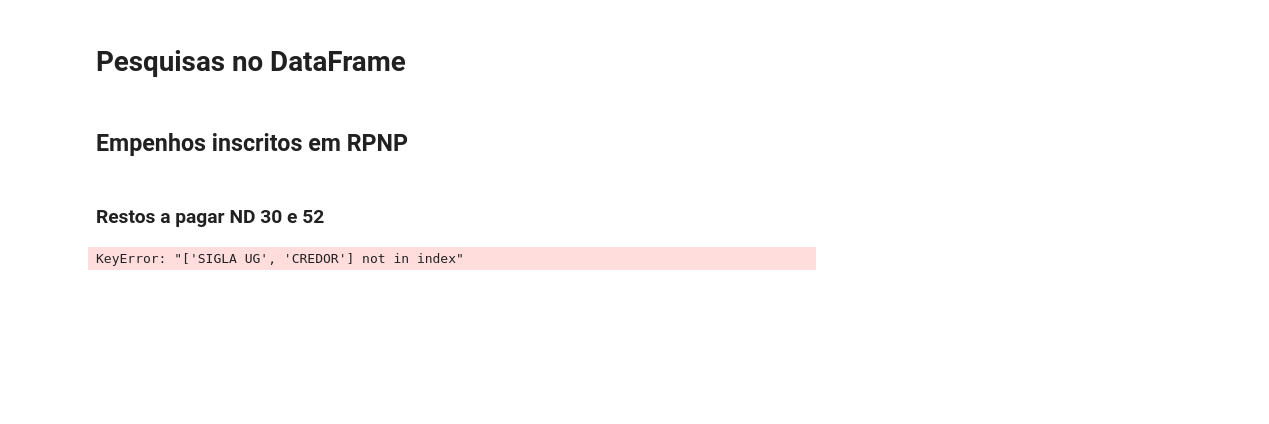
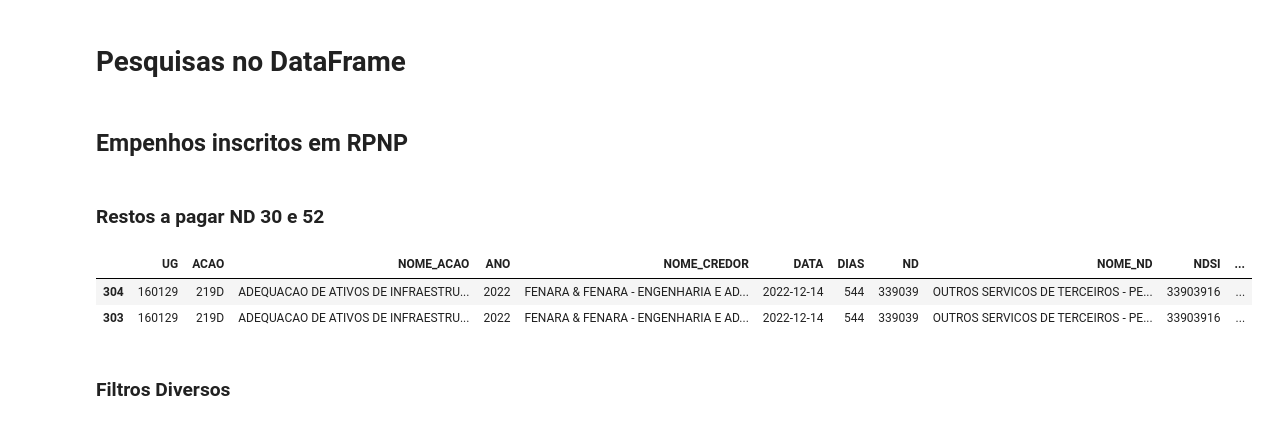
Before and after one commit to DiogoPqdt/Dashboard_ESA, a Jupyter notebook: notebook/sag.ipynb, the cells around one changed output. Drawn from its saved outputs; the diff is of its cells as text; code cells hidden in the pictures; blank space fills up the shorter version.

```diff
--- a/notebook/sag.ipynb
+++ b/notebook/sag.ipynb
@@ -486,13 +468,17 @@ df_restos_material = df_restos_material.sort_values(by='A_LIQUIDAR', ascending=F
 df_restos_material.head()
 df_restos_material.to_excel('restos_a_pagar_2024.xlsx')
 # %%
-cols = ['UG', 'SIGLA UG', 'ACAO', 'NOME_ACAO', 'ANO', 'CREDOR', 'NOME_CREDOR',
+cols = ['UG', 'ACAO', 'NOME_ACAO', 'ANO', 'NOME_CREDOR',
 'DATA', 'DIAS', 'ND', 'NOME_ND', 'NDSI', 'NOME_NDSI', 'NE', 'PI',
 'NOME_PI', 'TIPO', 'TIPO_NE', 'NOME_UGR', 'A_LIQUIDAR',
 'LIQUIDADO_A_PAGAR', 'TOTAL_A_PAGAR', 'PAGO']
 
 df_filtro = df_teste.loc[:,cols]
 df_filtro = df_filtro[df_filtro['A_LIQUIDAR'] != 0]
 df_filtro.sort_values(by='DIAS', ascending=False).head(2)
 # %% [output]
-KeyError: "['SIGLA UG', 'CREDOR'] not in index"
+|  | UG | ACAO | NOME_ACAO | ANO | NOME_CREDOR | DATA | DIAS | ND | NOME_ND | NDSI | ... |
+| 304 | 160129 | 219D | ADEQUACAO DE ATIVOS DE INFRAESTRU... | 2022 | FENARA & FENARA - ENGENHARIA E AD... | 2022-12-14 | 544 | 339039 | OUTROS SERVICOS DE TERCEIROS - PE... | 33903916 | ... |
+| 303 | 160129 | 219D | ADEQUACAO DE ATIVOS DE INFRAESTRU... | 2022 | FENARA & FENARA - ENGENHARIA E AD... | 2022-12-14 | 544 | 339039 | OUTROS SERVICOS DE TERCEIROS - PE... | 33903916 | ... |
+# %% [markdown]
+### Filtros Diversos
```
Also changed, not shown: parts of 20 cells of this notebook, 6 other files.
